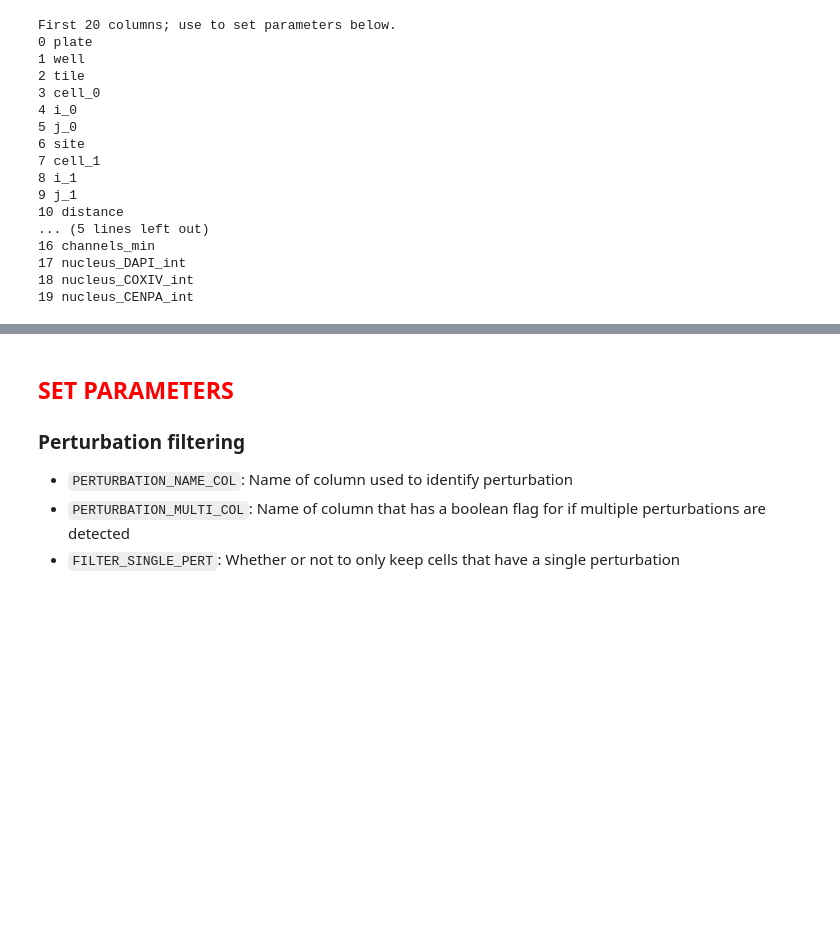
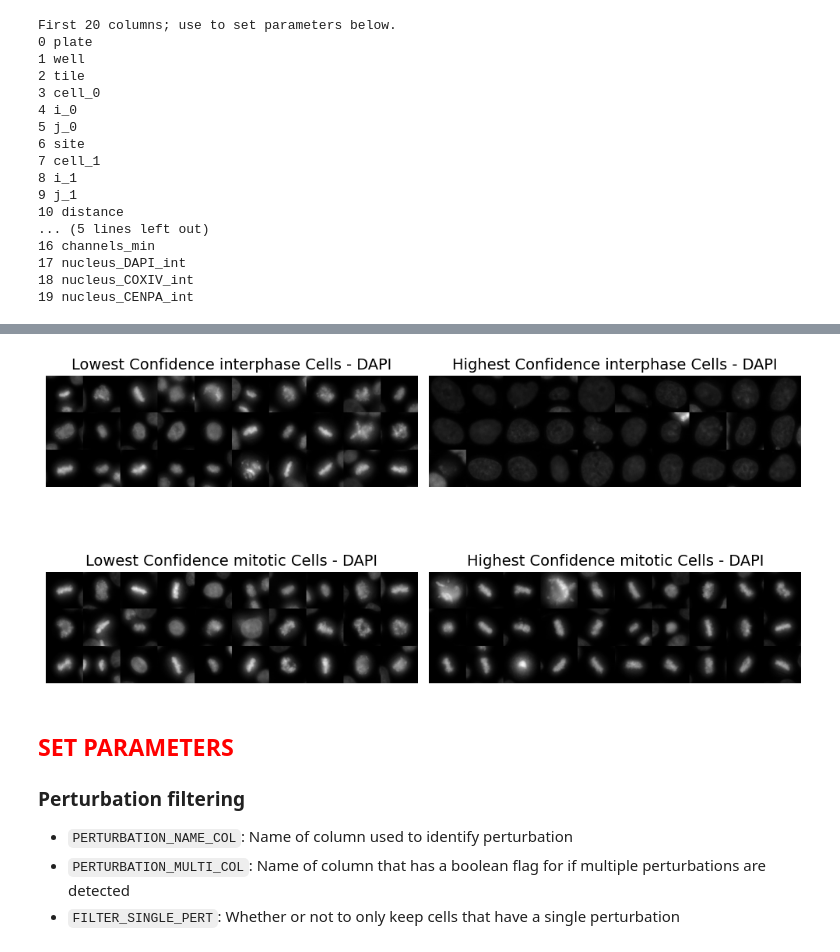
Before and after one commit to cheeseman-lab/brieflow-analysis, a Jupyter notebook: analysis/7.configure_aggregate_params.ipynb, the cells around one changed output, grey strips where cells are left out. Cells and saved outputs as stored; diff of their text form; code cells hidden in the pictures; blank space fills up the shorter version.

```diff
--- a/analysis/7.configure_aggregate_params.ipynb
+++ b/analysis/7.configure_aggregate_params.ipynb
@@ -227,3 +144,49 @@ plt.show()
+# %%
+classified_cell_data = cell_data.copy()
+classified_cell_data = add_filenames(classified_cell_data, ROOT_FP)
+
+# Create a dictionary of DataFrames for each cell class
+cell_class_dfs = {
+    cell_class: classified_cell_data[classified_cell_data["class"] == cell_class]
+    for cell_class in CELL_CLASSES
+}
+
+# Define sorting directions and titles
+title_templates = {
+    True: "Lowest Confidence {cell_class} Cells - {channel}",
+    False: "Highest Confidence {cell_class} Cells - {channel}",
+}
+
+# Generate montages dynamically
+montages, titles = [], []
+for cell_class, cell_df in cell_class_dfs.items():
+    for ascending in [True, False]:
+        montage = create_cell_montage(
+            cell_data=cell_df,
+            channels=config["phenotype"]["channel_names"],
+            selection_params={
+                "method": "sorted",
+                "sort_by": "confidence",
+                "ascending": ascending,
+            },
+        )[MONTAGE_CHANNEL]
+        montages.append(montage)
+        titles.append(title_templates[ascending].format(cell_class=cell_class, channel=MONTAGE_CHANNEL))
+
+# Determine figure size dynamically
+num_rows = len(CELL_CLASSES)
+fig, axes = plt.subplots(num_rows, 2, figsize=(10, 3 * num_rows))
+
+# Display montages
+for ax, title, montage in zip(axes.flat, titles, montages):
+    ax.imshow(montage, cmap="gray")
+    ax.set_title(title, fontsize=14)
+    ax.axis("off")
+
+plt.tight_layout()
+plt.show()
+# %% [output]
+[figure, added]
 # %% [markdown]
 ## <font color='red'>SET PARAMETERS</font>
 
```
Also changed, not shown: parts of 11 cells of this notebook, 3 other files.
